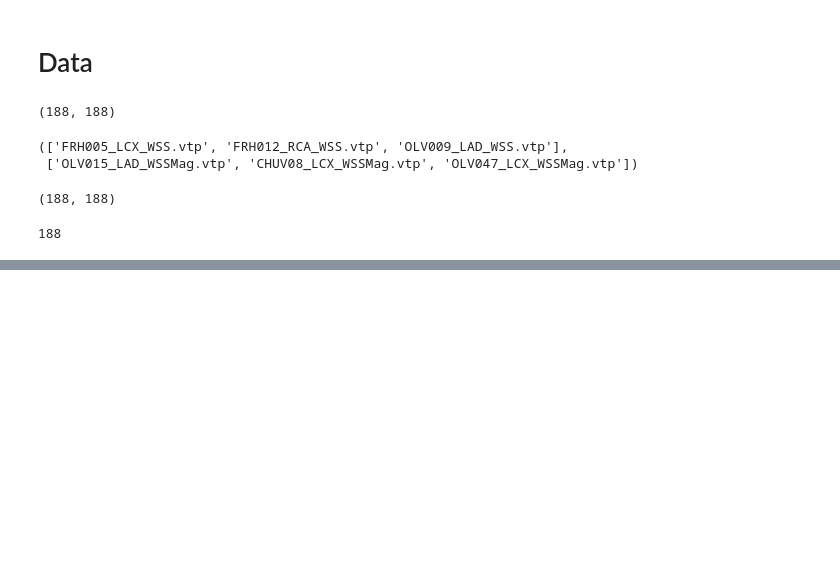
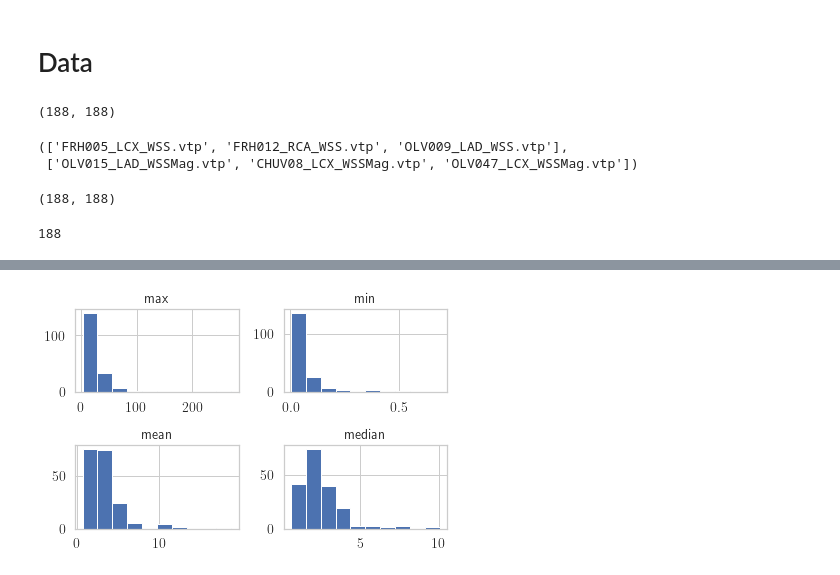
Before and after one commit to matthiaszeller/GNN-MI, a Jupyter notebook: notebook/1-Data-exploration.ipynb, the cells around one changed output, grey strips where cells are left out. Cells and saved outputs as stored; diff of their text form; code cells hidden in the pictures; blank space fills up the shorter version.

```diff
--- a/notebook/1-Data-exploration.ipynb
+++ b/notebook/1-Data-exploration.ipynb
@@ -127,0 +160,14 @@ len(set(patients_vector).intersection(patients_magnitude))
+# %%
+df = [
+    {
+        'fname': fname,
+        'y': sample.y,
+        'max': sample.x.max().item(),
+        'min': sample.x.min().item(),
+        'mean': sample.x.mean().item(),
+        'median': sample.x.median().item()
+    }
+    for fname, sample in data.items()
+]
+df = pd.DataFrame(df)
+df
@@ -127,0 +188,5 @@ len(set(patients_vector).intersection(patients_magnitude))
+# %%
+df.drop(columns='y').hist()
+plt.tight_layout()
+# %% [output]
+[figure, added]
```
Also changed, not shown: parts of 31 cells of this notebook.
